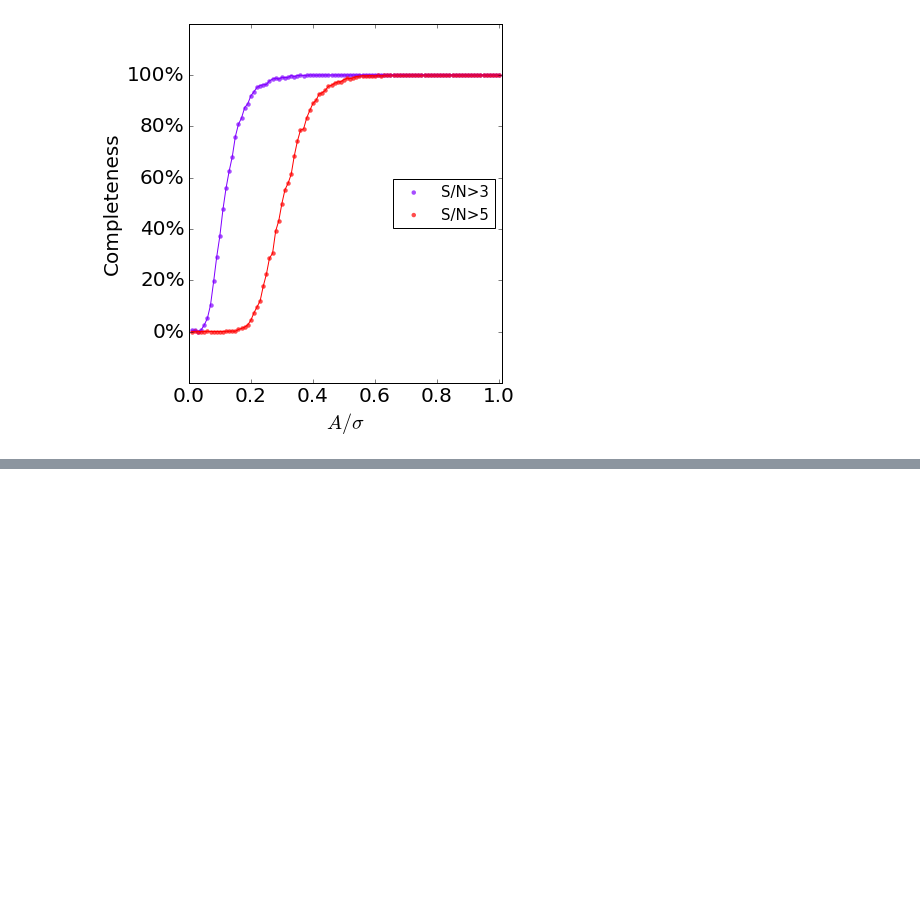
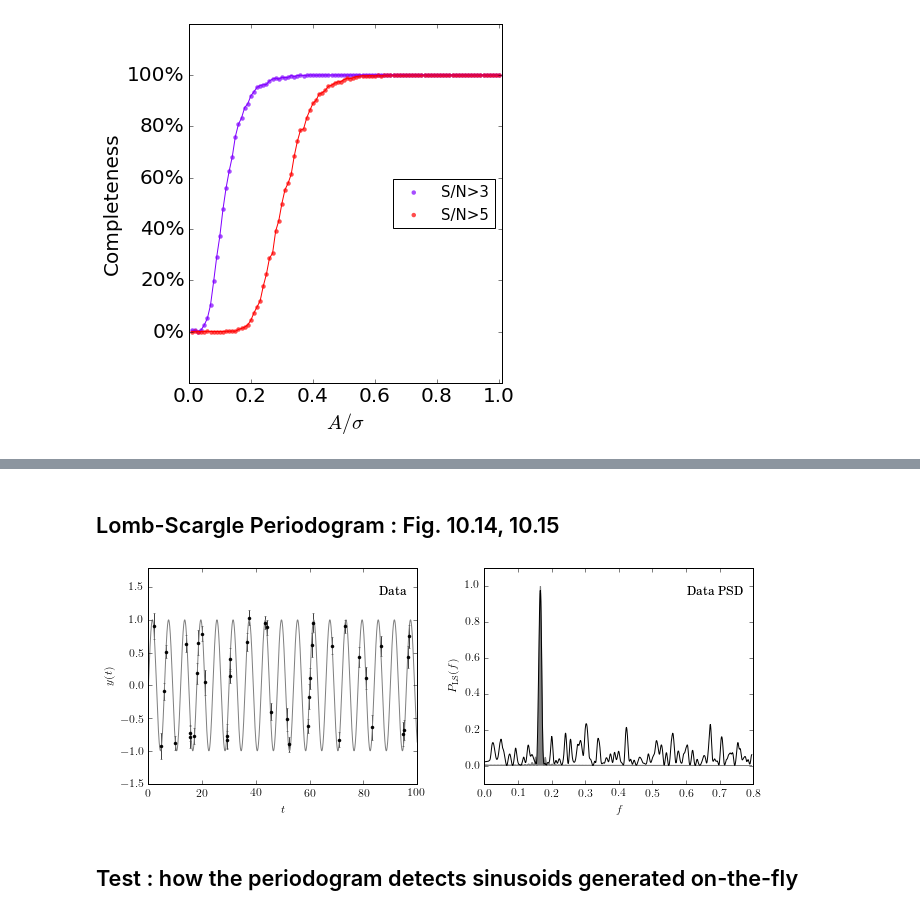
Before and after one commit to suberlak/S82analysis, a Jupyter notebook: code/09.2016_sigma_meaning_simulate.ipynb, the cells around one changed output, grey strips where cells are left out. Drawn from its saved outputs; the diff is of its cells as text; code cells hidden in the pictures; blank space fills up the shorter version.

```diff
--- a/code/09.2016_sigma_meaning_simulate.ipynb
+++ b/code/09.2016_sigma_meaning_simulate.ipynb
@@ -653,6 +671,0 @@ frac
-# %%
-%matplotlib inline
-import matplotlib as mpl
-import matplotlib.pyplot as plt
-inline_rc = dict(mpl.rcParams)
-plt.plot(range(10))
@@ -730,0 +704,2 @@ plt.axvline(E-stdev, color='red', ls='--')
+# %% [markdown]
+## Lomb-Scargle Periodogram : Fig. 10.14, 10.15
@@ -730,0 +737,64 @@ plt.axvline(E-stdev, color='red', ls='--')
+# %%
+# Calculate 10.14
+from astroML.time_series import lomb_scargle
+# Generate the data
+np.random.seed(42)
+t_obs = 100 * np.random.random(40)  # 40 observations in 100 days
+y_obs1 = np.sin(np.pi * t_obs / 3)
+dy1 = 0.1 + 0.1 * np.random.random(y_obs1.shape)
+y_obs1 += np.random.normal(0, dy1)
+
+y_obs2 = np.sin(np.pi * t_obs / 3)
+dy2 = 10 * dy1
+y_obs2 = y_obs2 + np.random.normal(dy2)
+
+y_window = np.ones_like(y_obs1)
+
+t = np.linspace(0, 100, 10000)
+y = np.sin(np.pi * t / 3)
+
+
+from astroML.plotting import setup_text_plots
+setup_text_plots(fontsize=12, usetex=True)
+
+import scipy.signal as signal
+
+
+
+#------------------------------------------------------------
+# Compute the periodogram
+omega = np.linspace(0, 5, 1001)[1:]
+P_obs1 = lomb_scargle(t_obs, y_obs1, dy1, omega)
+P_obs2 = lomb_scargle(t_obs, y_obs2, dy2, omega)
+P_window = lomb_scargle(t_obs, y_window, 1, omega,
+                        generalized=False, subtract_mean=False)
+P_true = lomb_scargle(t, y, 1, omega)
+
+omega /= 2 * np.pi
+
+#------------------------------------------------------------
+# Prepare the figures
+fig, ax = plt.subplots(1,2,figsize=(10, 4))
+fig.subplots_adjust(bottom=0.15, hspace=0.35, wspace=0.25,
+                    left=0.11, right=0.95)
+
+ax[0].plot(t, y, '-', c='gray')
+ax[0].errorbar(t_obs, y_obs1, dy1, fmt='.k', capsize=1, ecolor='#444444')
+ax[0].text(0.96, 0.92, "Data", ha='right', va='top', transform=ax[0].transAxes)
+ax[0].set_ylim(-1.5, 1.8)
+ax[0].set_xlabel('$t$')
+ax[0].set_ylabel('$y(t)$')
+
+
+ax[1].fill(omega, P_true, fc='gray', ec='gray')
+ax[1].plot(omega, P_obs1, '-', c='black')
+ax[1].text(0.96, 0.92, "Data PSD", ha='right', va='top', transform=ax[1].transAxes)
+ax[1].set_ylim(-0.1, 1.1)
+ax[1].set_xlabel('$f$')
+ax[1].set_ylabel(r'$P_{\rm LS}(f)$')
+
+plt.show()
+# %% [output]
+[figure, added]
+# %% [markdown]
+## Test : how the periodogram detects sinusoids generated on-the-fly
```
Also changed, not shown: parts of 36 cells of this notebook, 2 other files.
